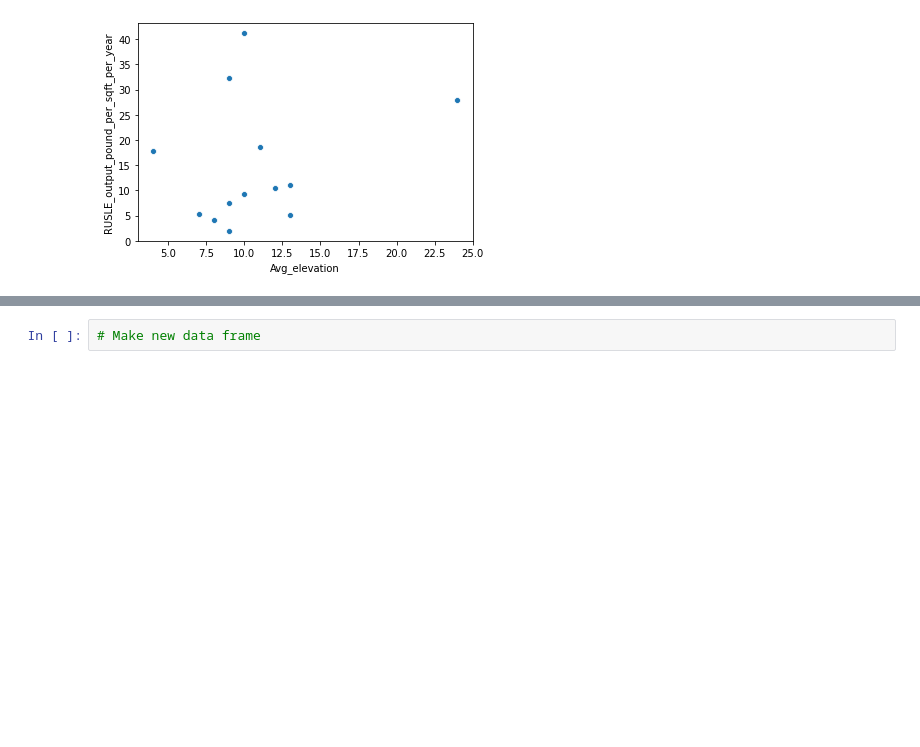
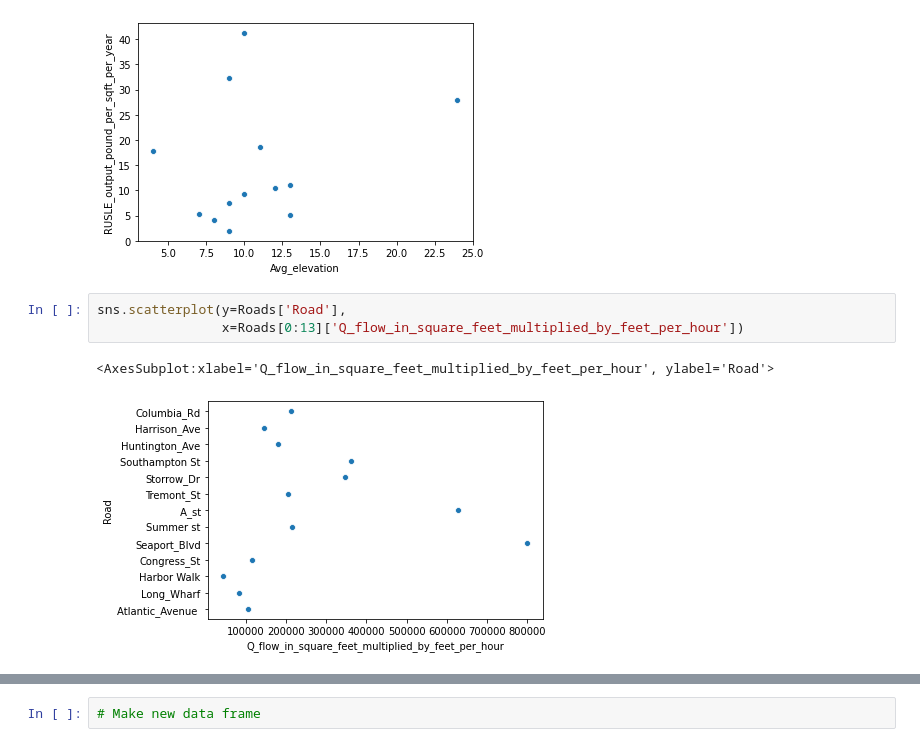
Before and after one commit to zachthelegend/SEM_flood_risk_roadways_data_analysis, a Jupyter notebook: SEM_flood_risk_roadways_data_analysis.ipynb, the cells around one changed output, grey strips where cells are left out. Cells and saved outputs as stored; diff of their text form; blank space fills up the shorter version.

```diff
--- a/SEM_flood_risk_roadways_data_analysis.ipynb
+++ b/SEM_flood_risk_roadways_data_analysis.ipynb
@@ -280,3 +294,9 @@ sns.scatterplot(x=Roads[0:13]['Avg_elevation'],
 # %% [output]
 <AxesSubplot:xlabel='Avg_elevation', ylabel='RUSLE_output_pound_per_sqft_per_year'>
 [figure]
+# %%
+sns.scatterplot(y=Roads['Road'],
+                x=Roads[0:13]['Q_flow_in_square_feet_multiplied_by_feet_per_hour'])
+# %% [output]
+<AxesSubplot:xlabel='Q_flow_in_square_feet_multiplied_by_feet_per_hour', ylabel='Road'>
+[figure, added]
```
Also changed, not shown: parts of 45 cells of this notebook.
